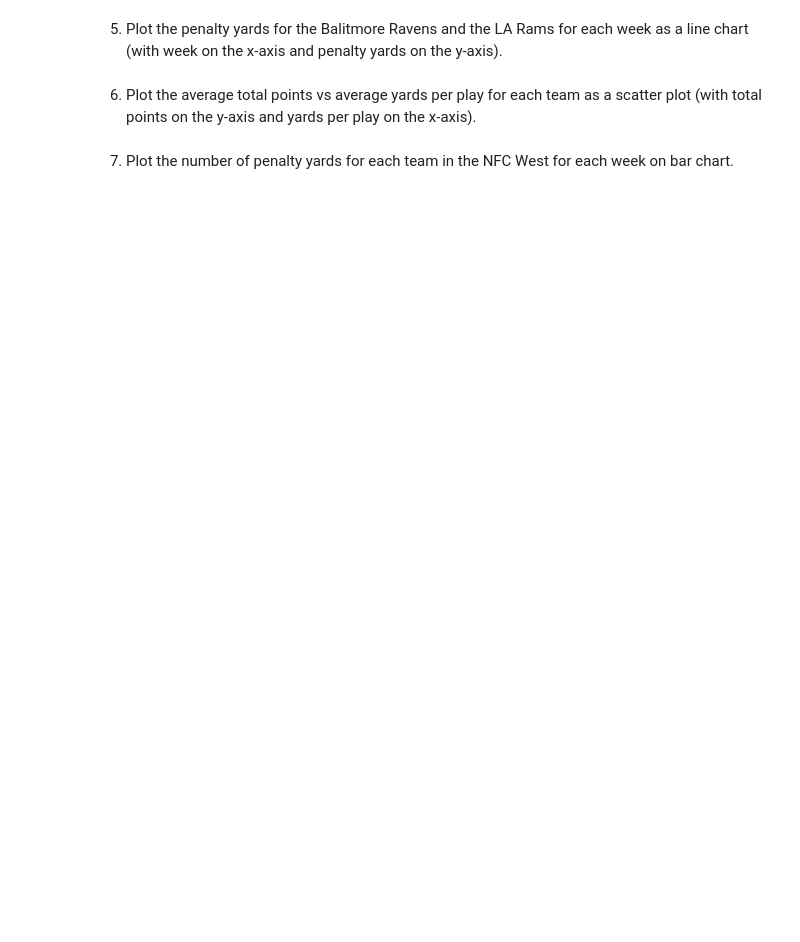
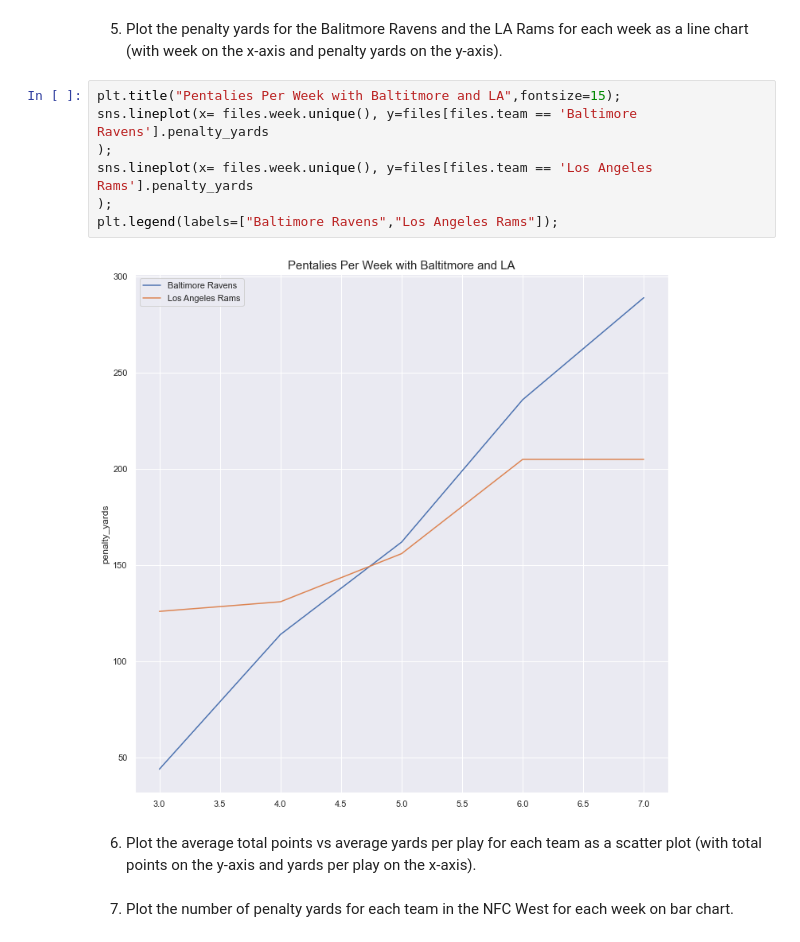
Before and after one commit to SheltonBlackwell/CIS277-FA22-Lab6, a Jupyter notebook: Lab6.ipynb, the cells around one changed output. Cells and saved outputs as stored; diff of their text form; blank space fills up the shorter version.

```diff
--- a/Lab6.ipynb
+++ b/Lab6.ipynb
@@ -52,5 +73,14 @@ plt.title("Average points scored",fontsize=15);
 # %% [markdown]
 5. Plot the penalty yards for the Balitmore Ravens and the LA Rams for each week as a line chart (with week on the x-axis and penalty yards on the y-axis).
+# %%
+plt.title("Pentalies Per Week with Baltitmore and LA",fontsize=15);
+sns.lineplot(x= files.week.unique(), y=files[files.team == 'Baltimore Ravens'].penalty_yards
+);
+sns.lineplot(x= files.week.unique(), y=files[files.team == 'Los Angeles Rams'].penalty_yards
+);
+plt.legend(labels=["Baltimore Ravens","Los Angeles Rams"]);
+# %% [output]
+[figure, added]
 # %% [markdown]
 6. Plot the average total points vs average yards per play for each team as a scatter plot (with total points on the y-axis and yards per play on the x-axis).
 # %% [markdown]
```
Also changed, not shown: parts of 5 cells of this notebook, 1 other file.
